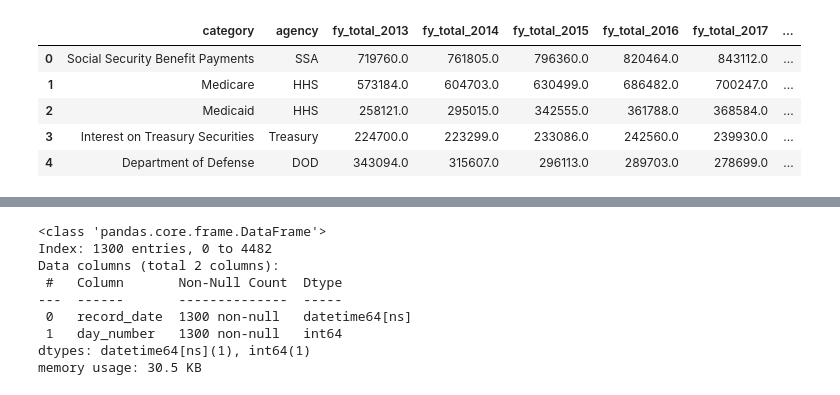
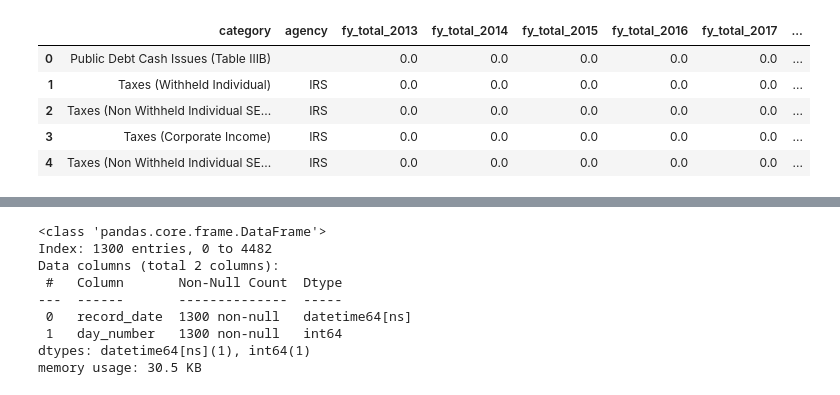
Before and after one commit to jkelly3rd/fed_spend, a Jupyter notebook: 05_deposits_tracker_analysis.ipynb, the cells around one changed output, grey strips where cells are left out. Saved outputs shown, nothing was run; the diff lists cells and outputs as text; code cells hidden in the pictures.

```diff
--- a/05_deposits_tracker_analysis.ipynb
+++ b/05_deposits_tracker_analysis.ipynb
@@ -43,9 +43,9 @@ memory usage: 25.3+ MB
 # %%
 # Read category_crosswalk.csv
-category_crosswalk_file_path = "data/category_crosswalk.csv"
-category_crosswalk = pd.read_csv(category_crosswalk_file_path, keep_default_na=False)
+deposits_category_crosswalk_file_path = "data/deposits_category_crosswalk.csv"
+deposits_category_crosswalk = pd.read_csv(deposits_category_crosswalk_file_path, keep_default_na=False)
 # Display the info and first few rows of the crosswalk DataFrame
-category_crosswalk.info()
-category_crosswalk.head(10)
+deposits_category_crosswalk.info()
+deposits_category_crosswalk.head(10)
 # %% [output]
 <class 'pandas.core.frame.DataFrame'>
@@ -74,14 +74,14 @@ memory usage: 8.5+ KB
 # %%
 # Merge data with crosswalk to standardize categories by adding new columns
-withdrawals = withdrawals.merge(
-    category_crosswalk,
+deposits = deposits.merge(
+    deposits_category_crosswalk,
     how='left',
     left_on=['transaction_catg', 'transaction_catg_desc'],
     right_on=['transaction_catg', 'transaction_catg_desc']
 )
 
 # Display the info and first few rows of the updated DataFrame
-withdrawals.info()
-withdrawals.head(10)
+deposits.info()
+deposits.head(10)
 # %% [output]
 <class 'pandas.core.frame.DataFrame'>
@@ -254,45 +271,45 @@ memory usage: 14.7+ KB
 # %%
-# REPEATING TOTALS FOR FISCAL YEARS
+# REPEATING DEPOSIT TOTALS FOR FISCAL YEARS
 
-# Create an empty list to store yearly spending DataFrames IN CALENDAR YEARS
-yearly_spending_list = []
+# Create an empty list to store yearly deposits DataFrames IN CALENDAR YEARS
+yearly_fy_deposits_list = []
 
 # Loop through each CALENDAR year
 for year in range(2013, 2026):
-    # Filter withdrawals for the given CALENDAR year using record_calendar_year
-    filtered_withdrawals = withdrawals[withdrawals["record_fiscal_year"] == str(year)]
+    # Filter deposits for the given CALENDAR year using record_calendar_year
+    filtered_deposits = deposits[deposits["record_fiscal_year"] == str(year)]
 
     # Group by transaction_catg and transaction_catg_desc, and sum the transaction_today_amt for each category
-    yearly_spending = (
-        filtered_withdrawals
+    yearly_fy_deposits = (
+        filtered_deposits
         .groupby(["category","agency"], as_index=False)
         .agg({"transaction_today_amt": "sum"})
         .rename(columns={"transaction_today_amt": f"fy_total_{year}"})
     )
 
-    # Append the yearly spending DataFrame to the list
-    yearly_spending_list.append(yearly_spending)
+    # Append the yearly deposits DataFrame to the list
+    yearly_fy_deposits_list.append(yearly_fy_deposits)
 
-# Merge all yearly spending DataFrames into a single pivot table
-total_fy_spending = yearly_spending_list[0]
-for yearly_spending in yearly_spending_list[1:]:
-    total_fy_spending = total_fy_spending.merge(
-        yearly_spending,
+# Merge all yearly deposits DataFrames into a single pivot table
+total_fy_deposits = yearly_fy_deposits_list[0]
+for yearly_fy_deposits in yearly_fy_deposits_list[1:]:
+    total_fy_deposits = total_fy_deposits.merge(
+        yearly_fy_deposits,
         on=["category", "agency"],
         how="outer"
     )
 
 # Fill NaN values with 0 for categories that don't appear in some years
-total_fy_spending = total_fy_spending.fillna(0)
+total_fy_deposits = total_fy_deposits.fillna(0)
 
-# Sort the pivot table by total spending in the most recent year (descending order) for the most recent full year
-total_fy_spending = total_fy_spending.sort_values(by=f"fy_total_2024", ascending=False).reset_index(drop=True)
+# Sort the pivot table by total deposits in the most recent year (descending order) for the most recent full year
+total_fy_deposits = total_fy_deposits.sort_values(by=f"fy_total_2024", ascending=False).reset_index(drop=True)
 
 # Save the pivot table to a CSV file for further analysis
-total_fy_spending.to_csv("output/total_annual_spending_FY_live.csv", index=False)
+total_fy_deposits.to_csv("output/total_annual_deposits_FY_live.csv", index=False)
 
 # Display the info and first few rows of the pivot table
-total_fy_spending.info()
-total_fy_spending.head()
+total_fy_deposits.info()
+total_fy_deposits.head()
 # %% [output]
 <class 'pandas.core.frame.DataFrame'>
@@ -315,8 +332,8 @@ memory usage: 14.8+ KB
 |  | category | agency | fy_total_2013 | fy_total_2014 | fy_total_2015 | fy_total_2016 | fy_total_2017 | ... |
-| 0 | Social Security Benefit Payments | SSA | 719760.0 | 761805.0 | 796360.0 | 820464.0 | 843112.0 | ... |
-| 1 | Medicare | HHS | 573184.0 | 604703.0 | 630499.0 | 686482.0 | 700247.0 | ... |
-| 2 | Medicaid | HHS | 258121.0 | 295015.0 | 342555.0 | 361788.0 | 368584.0 | ... |
-| 3 | Interest on Treasury Securities | Treasury | 224700.0 | 223299.0 | 233086.0 | 242560.0 | 239930.0 | ... |
-| 4 | Department of Defense | DOD | 343094.0 | 315607.0 | 296113.0 | 289703.0 | 278699.0 | ... |
+| 0 | Public Debt Cash Issues (Table IIIB) |  | 0.0 | 0.0 | 0.0 | 0.0 | 0.0 | ... |
+| 1 | Taxes (Withheld Individual) | IRS | 0.0 | 0.0 | 0.0 | 0.0 | 0.0 | ... |
+| 2 | Taxes (Non Withheld Individual SE... | IRS | 0.0 | 0.0 | 0.0 | 0.0 | 0.0 | ... |
+| 3 | Taxes (Corporate Income) | IRS | 0.0 | 0.0 | 0.0 | 0.0 | 0.0 | ... |
+| 4 | Taxes (Non Withheld Individual SE... | IRS | 0.0 | 0.0 | 0.0 | 0.0 | 0.0 | ... |
 # %%
 # Calculate the max date so far this year
```
Also changed, not shown: parts of 16 cells of this notebook, 13 other files.
